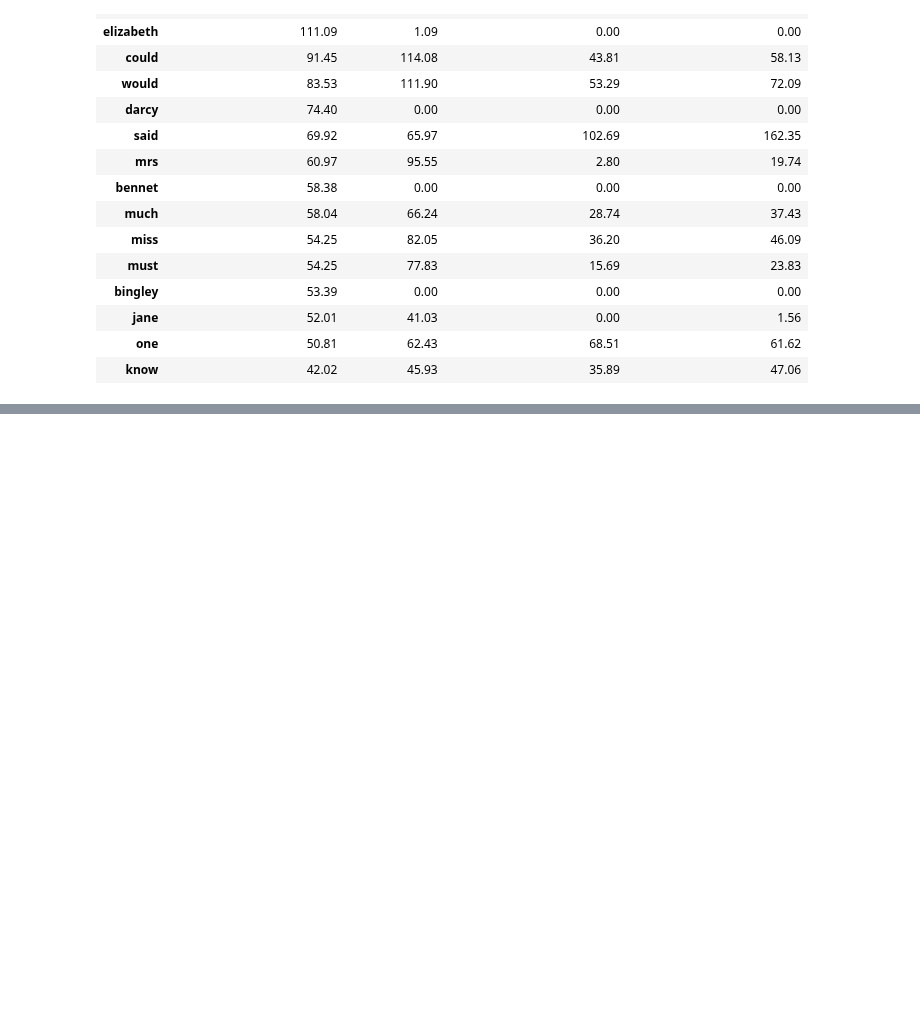
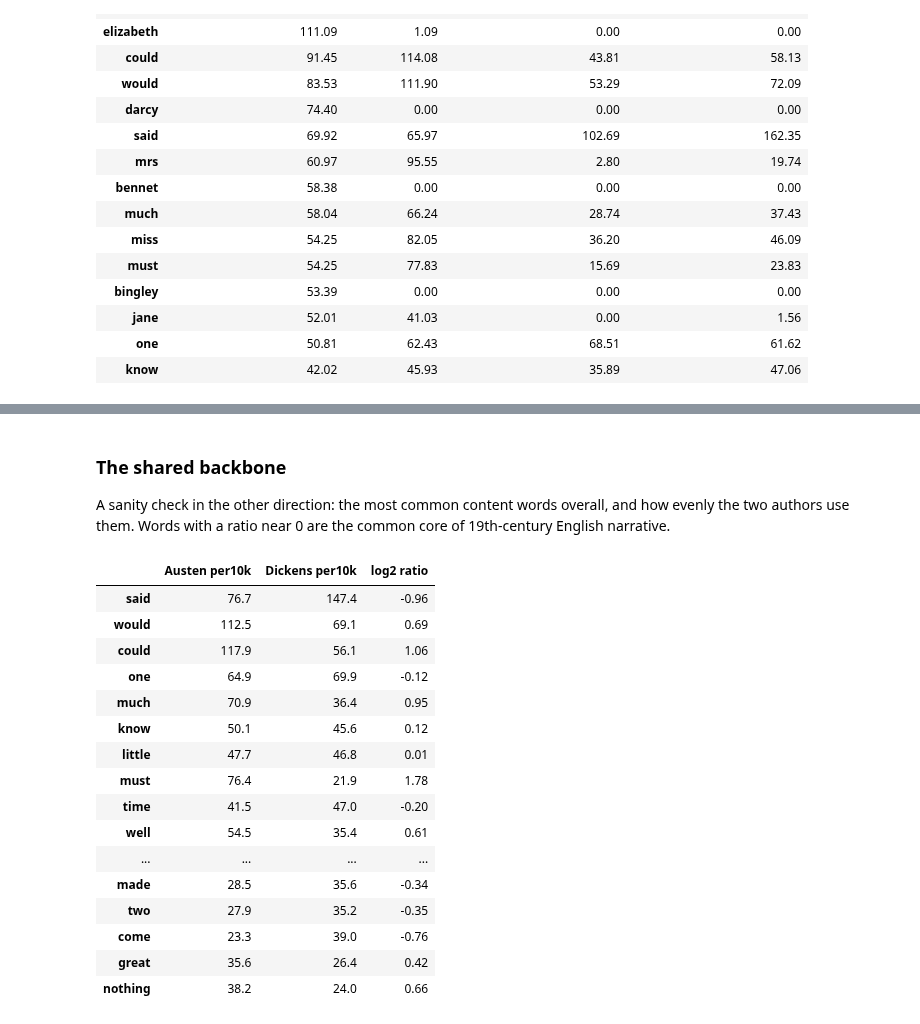
Before and after one commit to utk-cs445-fall26/MiniProject1, a Jupyter notebook: ccolli78.ipynb, the cells around one changed output, grey strips where cells are left out. Cells and saved outputs as stored; diff of their text form; code cells hidden in the pictures; blank space fills up the shorter version.

```diff
--- a/ccolli78.ipynb
+++ b/ccolli78.ipynb
@@ -121,0 +290,25 @@ per10k.round(2).sort_values(list(WORKS)[0], ascending=False).head(15)
+# %% [markdown]
+### The shared backbone
+A sanity check in the other direction: the most common content words overall, and how evenly the two authors use them. Words with a ratio near 0 are the common core of 19th-century English narrative.
+# %%
+common = (A + D).sort_values(ascending=False).head(25).index
+pd.DataFrame({'Austen per10k': (A[common]/NA*1e4).round(1), 'Dickens per10k': (D[common]/ND*1e4).round(1),
+              'log2 ratio': lr[common].round(2)})
+# %% [output]
+|  | Austen per10k | Dickens per10k | log2 ratio |
+| said | 76.7 | 147.4 | -0.96 |
+| would | 112.5 | 69.1 | 0.69 |
+| could | 117.9 | 56.1 | 1.06 |
+| one | 64.9 | 69.9 | -0.12 |
+| much | 70.9 | 36.4 | 0.95 |
+| know | 50.1 | 45.6 | 0.12 |
+| little | 47.7 | 46.8 | 0.01 |
+| must | 76.4 | 21.9 | 1.78 |
+| time | 41.5 | 47.0 | -0.20 |
+| well | 54.5 | 35.4 | 0.61 |
+| ... | ... | ... | ... |
+| made | 28.5 | 35.6 | -0.34 |
+| two | 27.9 | 35.2 | -0.35 |
+| come | 23.3 | 39.0 | -0.76 |
+| great | 35.6 | 26.4 | 0.42 |
+| nothing | 38.2 | 24.0 | 0.66 |
```
Also changed, not shown: parts of 9 cells of this notebook.
